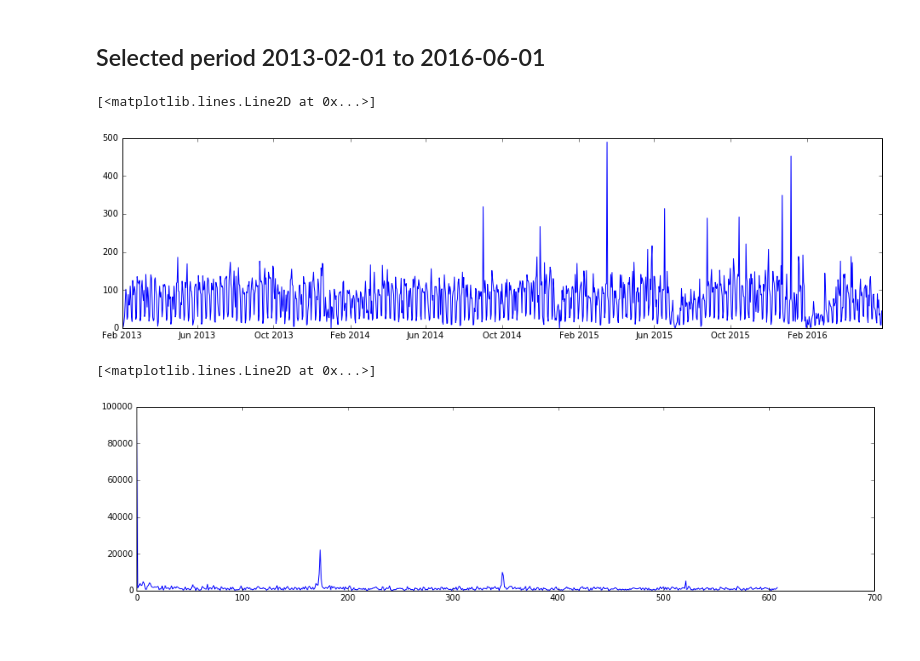
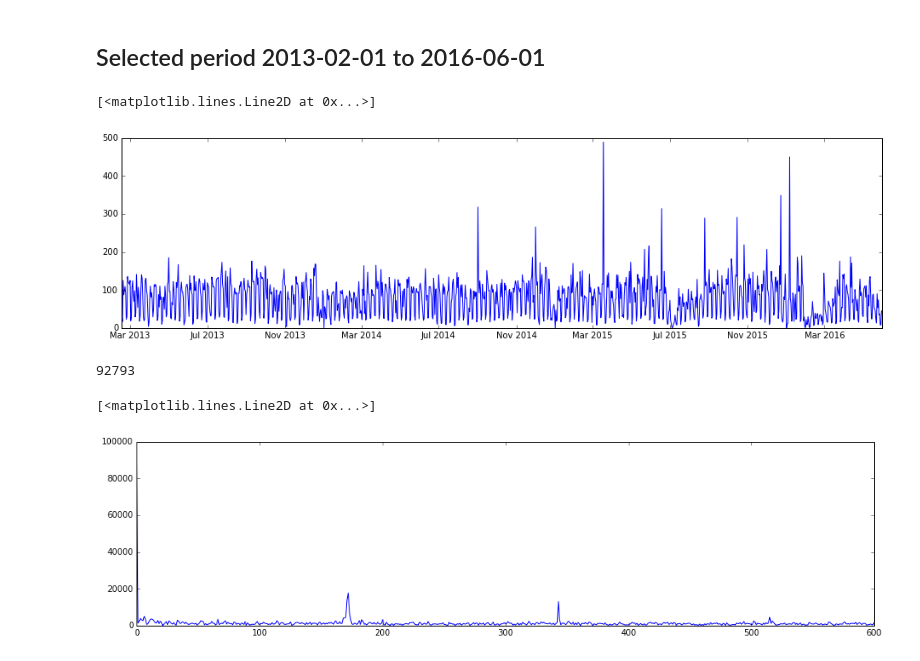
Before and after one commit to inspirehep/invenio-trends, a Jupyter notebook: research/Histograms.ipynb, the cells around one changed output. Cells and saved outputs as stored; diff of their text form; code cells hidden in the pictures.

```diff
--- a/research/Histograms.ipynb
+++ b/research/Histograms.ipynb
@@ -77,16 +77,19 @@ plt.plot(x, y)
 # %% [markdown]
 ## Selected period 2013-02-01 to 2016-06-01
 # %%
-x, y = unzip(hist_data(None, '2013-02-01', '2016-06-01'))
-y[y >= 1000] = 0
+x, y = unzip(hist_data_selected(None, '2013-02-16', '2016-06-01', 'day'))
 plt.plot(x, y)
 # %% [output]
 [<matplotlib.lines.Line2D at 0x...>]
-[figure, old version]
+[figure, new version]
+# %%
+sum(y)
+# %% [output]
+92793
 # %%
 fft_general = np.fft.rfft(y)
 # %%
 plt.plot(np.abs(fft_general))
 # %% [output]
 [<matplotlib.lines.Line2D at 0x...>]
-[figure, old version]
+[figure, new version]
```
Also changed, not shown: parts of 4 cells of this notebook, 3 other files.
